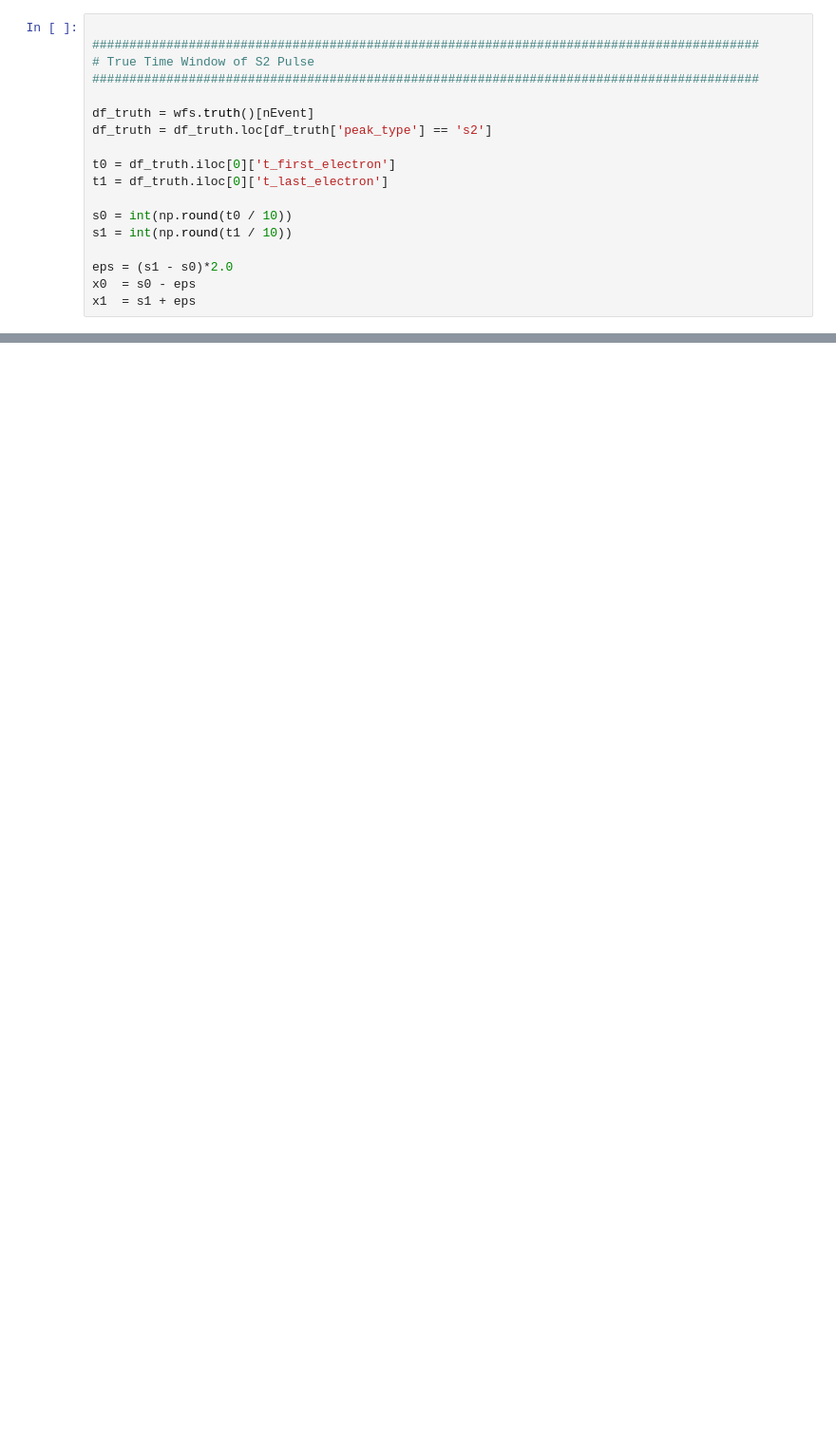
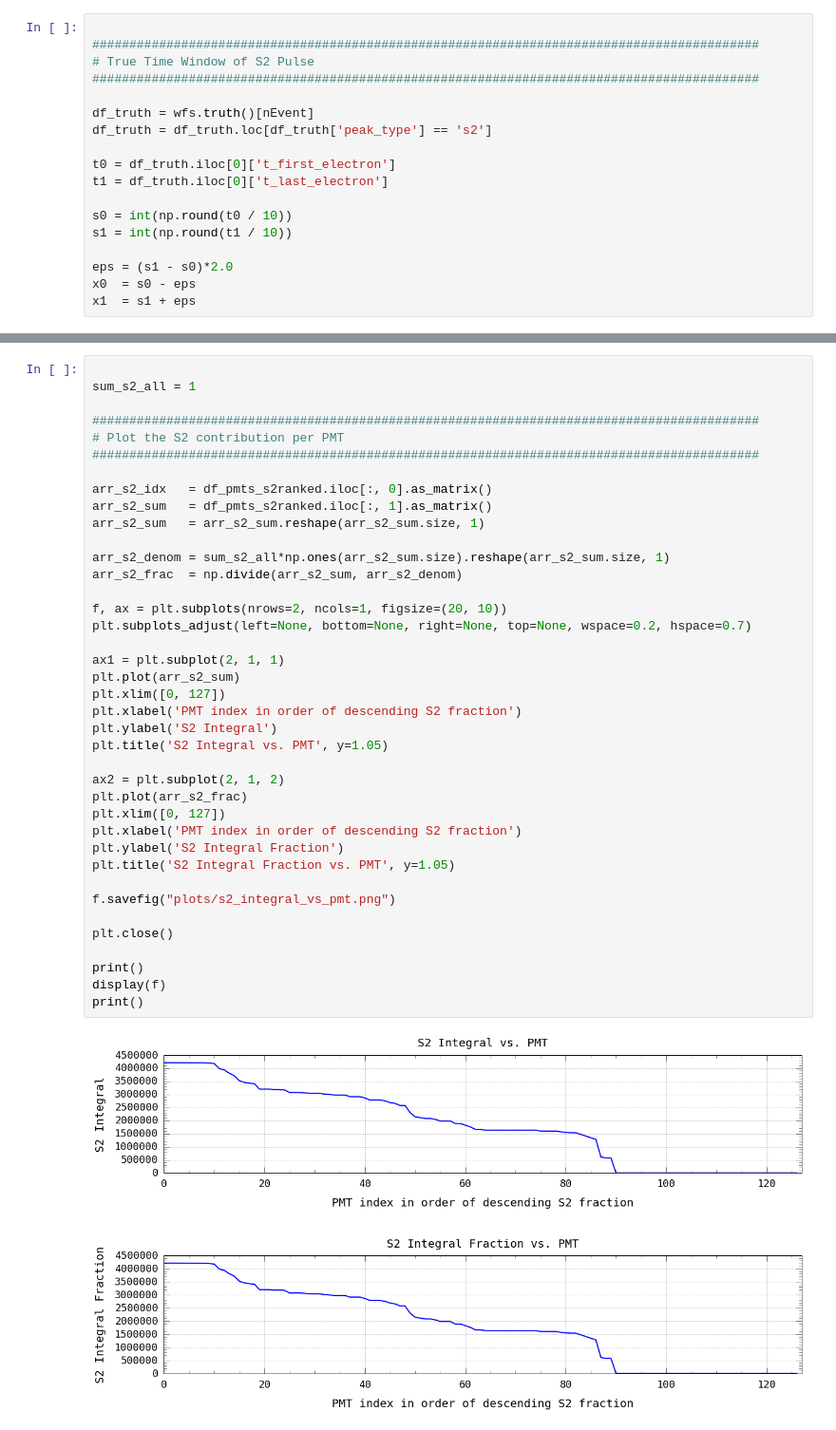
Before and after one commit to dbarg/pax_reconstruction, a Jupyter notebook: plot_s2_waveforms.ipynb, the cells around one changed output, grey strips where cells are left out. Shown at 95% size. Saved outputs shown, nothing was run; the diff lists cells and outputs as text; blank space fills up the shorter version.

```diff
--- a/plot_s2_waveforms.ipynb
+++ b/plot_s2_waveforms.ipynb
@@ -83,0 +153,41 @@ x1  = s1 + eps
+# %%
+
+sum_s2_all = 1
+
+##########################################################################################
+# Plot the S2 contribution per PMT
+##########################################################################################
+
+arr_s2_idx   = df_pmts_s2ranked.iloc[:, 0].as_matrix()
+arr_s2_sum   = df_pmts_s2ranked.iloc[:, 1].as_matrix()
+arr_s2_sum   = arr_s2_sum.reshape(arr_s2_sum.size, 1)
+
+arr_s2_denom = sum_s2_all*np.ones(arr_s2_sum.size).reshape(arr_s2_sum.size, 1)
+arr_s2_frac  = np.divide(arr_s2_sum, arr_s2_denom)
+
+f, ax = plt.subplots(nrows=2, ncols=1, figsize=(20, 10))
+plt.subplots_adjust(left=None, bottom=None, right=None, top=None, wspace=0.2, hspace=0.7)
+
+ax1 = plt.subplot(2, 1, 1)
+plt.plot(arr_s2_sum)
+plt.xlim([0, 127])
+plt.xlabel('PMT index in order of descending S2 fraction')
+plt.ylabel('S2 Integral')
+plt.title('S2 Integral vs. PMT', y=1.05)
+
+ax2 = plt.subplot(2, 1, 2)
+plt.plot(arr_s2_frac)
+plt.xlim([0, 127])
+plt.xlabel('PMT index in order of descending S2 fraction')
+plt.ylabel('S2 Integral Fraction')
+plt.title('S2 Integral Fraction vs. PMT', y=1.05)
+
+f.savefig("plots/s2_integral_vs_pmt.png")
+
+plt.close()
+
+print()
+display(f)
+print()
+# %% [output]
+[figure, added]
```
Also changed, not shown: parts of 15 cells of this notebook.
